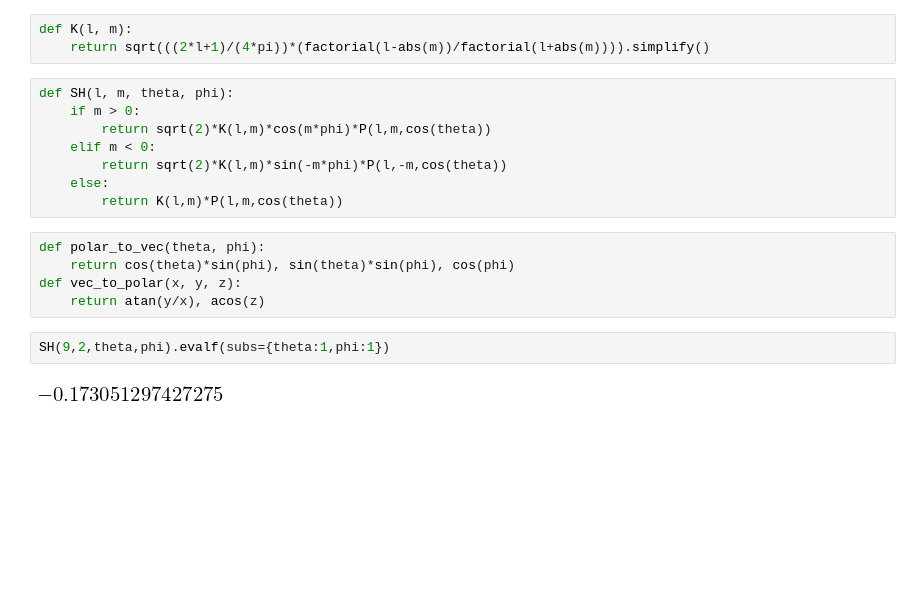
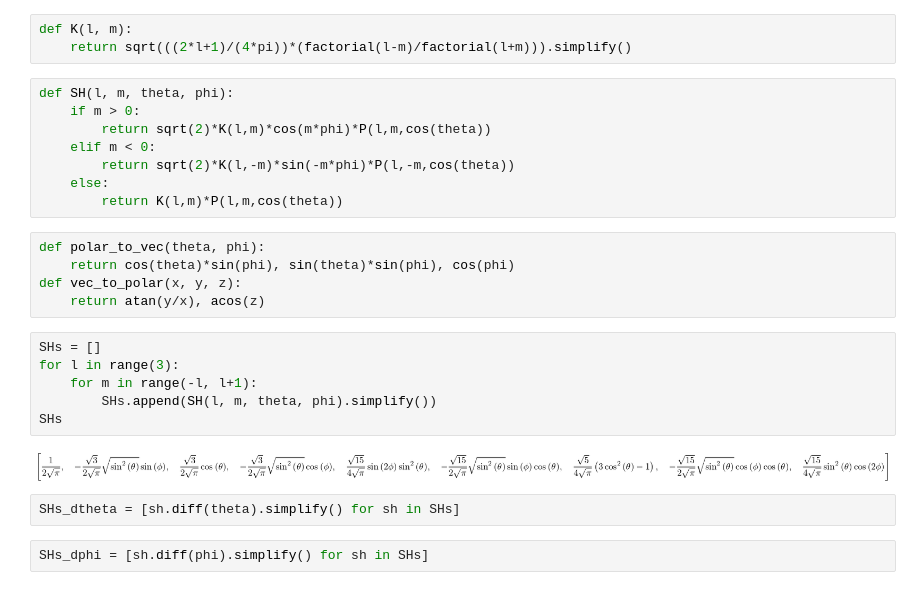
Before and after one commit to mammalwong/ml-study, a Jupyter notebook: study-spherical-harmonic.ipynb, the cells around one changed output. Cells and saved outputs as stored; diff of their text form; blank space fills up the shorter version.

```diff
--- a/study-spherical-harmonic.ipynb
+++ b/study-spherical-harmonic.ipynb
@@ -24,13 +28,13 @@ def P(l, m, x):
     return pll.simplify()
 # %%
 def K(l, m):
-    return sqrt(((2*l+1)/(4*pi))*(factorial(l-abs(m))/factorial(l+abs(m)))).simplify()
+    return sqrt(((2*l+1)/(4*pi))*(factorial(l-m)/factorial(l+m))).simplify()
 # %%
 def SH(l, m, theta, phi):
     if m > 0:
         return sqrt(2)*K(l,m)*cos(m*phi)*P(l,m,cos(theta))
     elif m < 0:
-        return sqrt(2)*K(l,m)*sin(-m*phi)*P(l,-m,cos(theta))
+        return sqrt(2)*K(l,-m)*sin(-m*phi)*P(l,-m,cos(theta))
     else:
         return K(l,m)*P(l,m,cos(theta))
 # %%
@@ -38,7 +42,15 @@ def polar_to_vec(theta, phi):
     return cos(theta)*sin(phi), sin(theta)*sin(phi), cos(phi)
 def vec_to_polar(x, y, z):
     return atan(y/x), acos(z)
-# %%
-SH(9,2,theta,phi).evalf(subs={theta:1,phi:1})
-# %% [output]
-[figure, removed]
+# %%
+SHs = []
+for l in range(3):
+    for m in range(-l, l+1):
+        SHs.append(SH(l, m, theta, phi).simplify())
+SHs
+# %% [output]
+[figure, added]
+# %%
+SHs_dtheta = [sh.diff(theta).simplify() for sh in SHs]
+# %%
+SHs_dphi = [sh.diff(phi).simplify() for sh in SHs]
```
Also changed, not shown: parts of 3 cells of this notebook.
